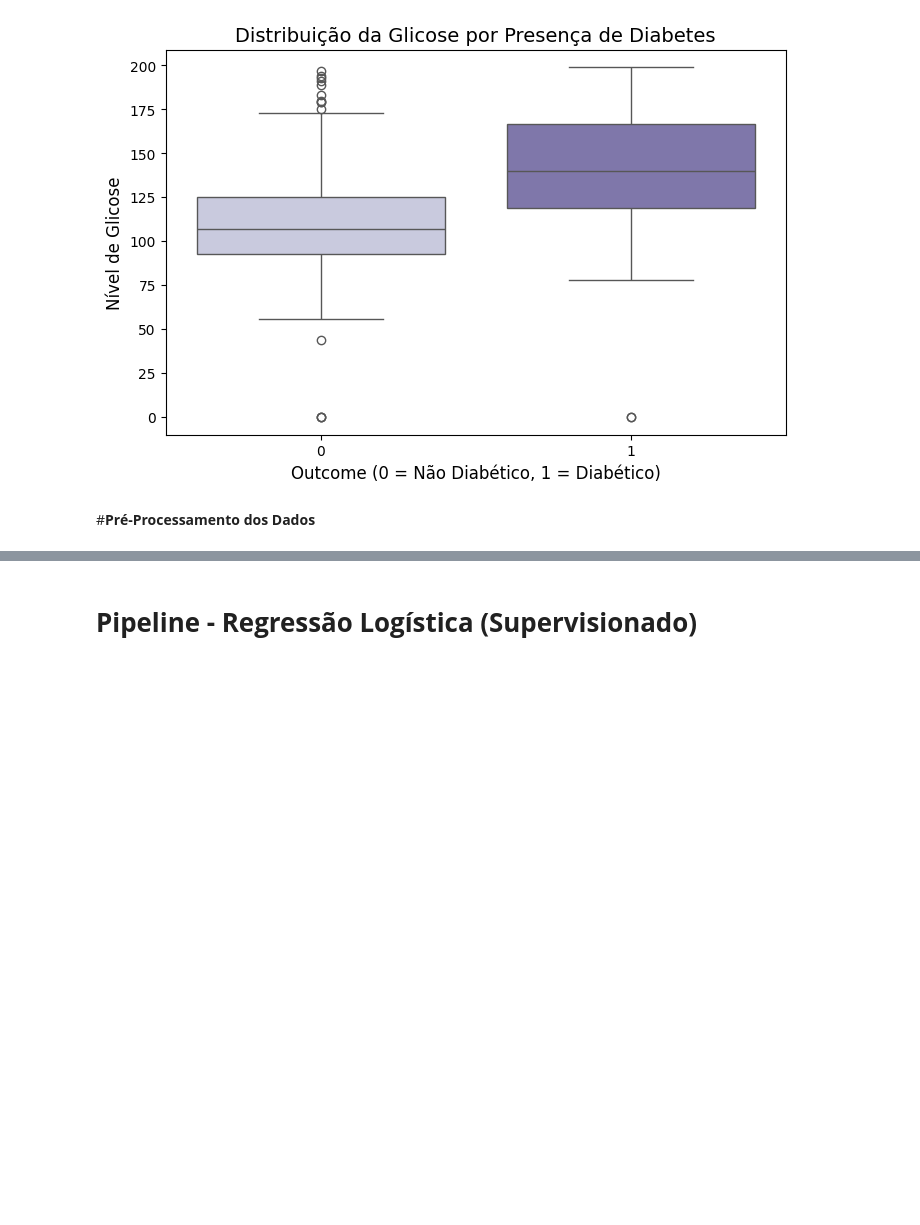
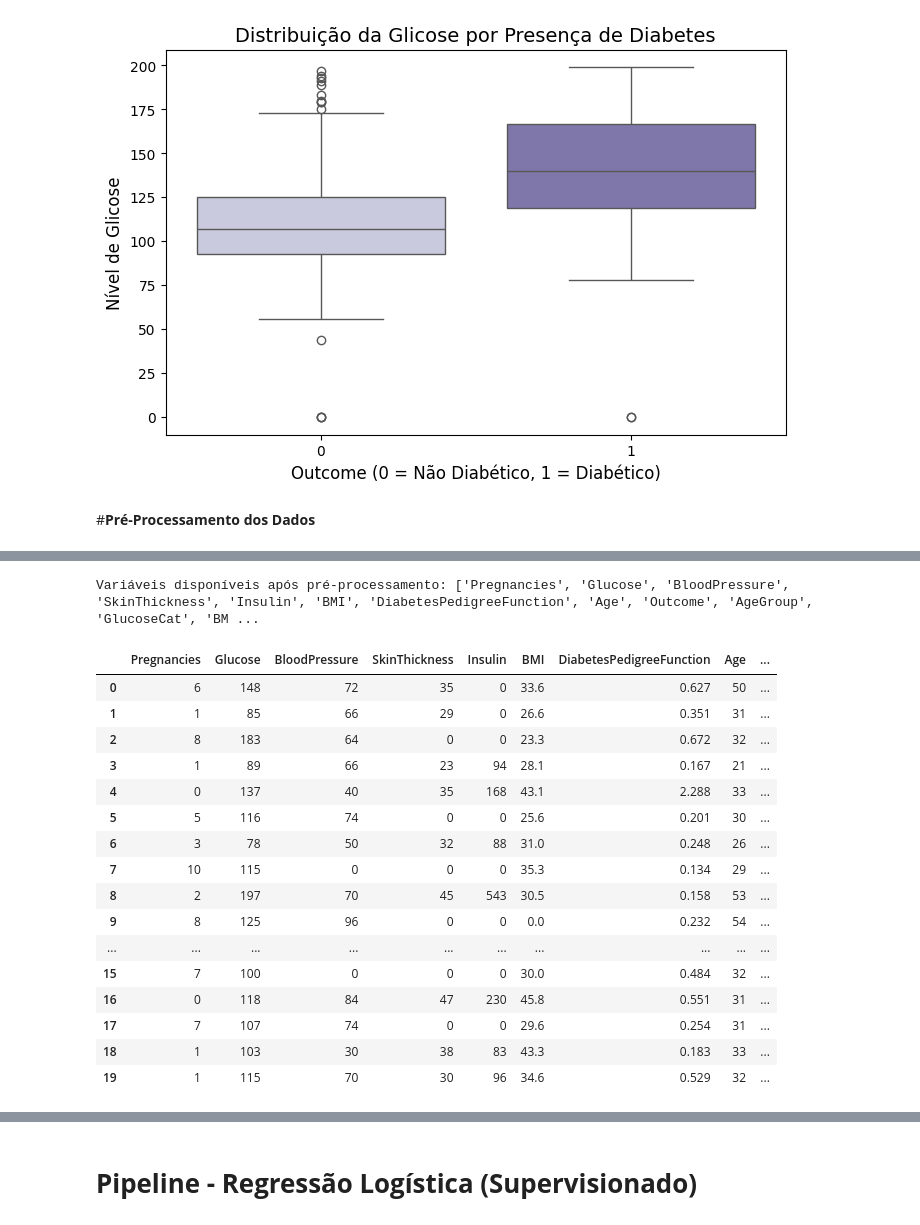
Before and after one commit to camilamenezzzes/Analise-Dataset-Pima, a Jupyter notebook: Análise_do_Dataset_Pima.ipynb, the cells around one changed output, grey strips where cells are left out. Saved outputs shown, nothing was run; the diff lists cells and outputs as text; code cells hidden in the pictures; blank space fills up the shorter version.

Commit message:
Finalizado prè_processamento de dados

```diff
--- a/Análise_do_Dataset_Pima.ipynb
+++ b/Análise_do_Dataset_Pima.ipynb
@@ -280,0 +271,78 @@ Colunas Categóricas: ['school', 'sex', 'address', 'famsize', 'Pstatus', 'Mjob',
+# %%
+# =========================================================
+# Pré-processamento dos Dados
+# =========================================================
+# Esta seção prepara o dataset Pima Indians Diabetes para análises posteriores,
+# criando novas variáveis categóricas e removendo colunas irrelevantes,
+# além de organizar os dados para visualizações e futura modelagem.
+
+# 1. Criar faixas etárias (AgeGroup):
+#    Agrupa os valores da coluna 'Age' em categorias.
+#    Isso facilita análises comparativas entre faixas etárias.
+df['AgeGroup'] = pd.cut(
+    df['Age'],
+    bins=[20, 30, 40, 50, 60, 90],
+    labels=["20-29", "30-39", "40-49", "50-59", "60+"],
+    right=False
+)
+
+# 2. Criar categorias de glicose (GlucoseCat):
+#    Transforma a variável contínua 'Glucose' em faixas clínicas:
+#    - Normal: menos de 100 mg/dL
+#    - Pré-diabetes: 100–139 mg/dL
+#    - Alta: 140+ (indicador importante para diabetes)
+df['GlucoseCat'] = pd.cut(
+    df['Glucose'],
+    bins=[0, 99, 125, 300],  # limites clínicos
+    labels=["Normal", "Pré-diabetes", "Diabetes"]
+)
+
+# 3. Criar categorias de IMC (BMICat):
+#    Classifica o IMC segundo categorias amplamente utilizadas em saúde:
+#    - Abaixo do peso, Normal, Sobrepeso e Obesidade.
+#    Isso facilita visualizações comparativas e análises de risco.
+df['BMICat'] = pd.cut(
+    df['BMI'],
+    bins=[0, 18.5, 25, 30, 70],
+    labels=["Abaixo do normal", "Normal", "Sobrepeso", "Obesidade"]
+)
+
+# 4. Criar categorias para histórico familiar (PedigreeCat):
+#    A variável 'DiabetesPedigree' mede risco familiar.
+#    Aqui ela é dividida em níveis qualitativos para facilitar análises.
+df['PedigreeCat'] = pd.cut(
+    df['DiabetesPedigreeFunction'],
+    bins=[0, 0.5, 1.0, 2.5],
+    labels=["Baixo", "Moderado", "Alto"]
+)
+
+# 5. Remover colunas que não serão utilizadas:
+#    No dataset Pima, todas as colunas são úteis, e não há duplicadas,
+#    então normalmente nenhum campo é removido.
+#    Mesmo assim, deixamos essa etapa estruturada pcom exemplo:
+# df.drop(columns=['SkinThickness'], inplace=True)
+
+# 6. Exibir as colunas restantes:
+#    Confirma as variáveis disponíveis após a criação das categorias.
+print("Variáveis disponíveis após pré-processamento:", df.columns.tolist())
+
+df.head(20)
+# %% [output]
+Variáveis disponíveis após pré-processamento: ['Pregnancies', 'Glucose', 'BloodPressure', 'SkinThickness', 'Insulin', 'BMI', 'DiabetesPedigreeFunction', 'Age', 'Outcome', 'AgeGroup', 'GlucoseCat', 'BM ...
+|  | Pregnancies | Glucose | BloodPressure | SkinThickness | Insulin | BMI | DiabetesPedigreeFunction | Age | ... |
+| 0 | 6 | 148 | 72 | 35 | 0 | 33.6 | 0.627 | 50 | ... |
+| 1 | 1 | 85 | 66 | 29 | 0 | 26.6 | 0.351 | 31 | ... |
+| 2 | 8 | 183 | 64 | 0 | 0 | 23.3 | 0.672 | 32 | ... |
+| 3 | 1 | 89 | 66 | 23 | 94 | 28.1 | 0.167 | 21 | ... |
+| 4 | 0 | 137 | 40 | 35 | 168 | 43.1 | 2.288 | 33 | ... |
+| 5 | 5 | 116 | 74 | 0 | 0 | 25.6 | 0.201 | 30 | ... |
+| 6 | 3 | 78 | 50 | 32 | 88 | 31.0 | 0.248 | 26 | ... |
+| 7 | 10 | 115 | 0 | 0 | 0 | 35.3 | 0.134 | 29 | ... |
+| 8 | 2 | 197 | 70 | 45 | 543 | 30.5 | 0.158 | 53 | ... |
+| 9 | 8 | 125 | 96 | 0 | 0 | 0.0 | 0.232 | 54 | ... |
+| ... | ... | ... | ... | ... | ... | ... | ... | ... | ... |
+| 15 | 7 | 100 | 0 | 0 | 0 | 30.0 | 0.484 | 32 | ... |
+| 16 | 0 | 118 | 84 | 47 | 230 | 45.8 | 0.551 | 31 | ... |
+| 17 | 7 | 107 | 74 | 0 | 0 | 29.6 | 0.254 | 31 | ... |
+| 18 | 1 | 103 | 30 | 38 | 83 | 43.3 | 0.183 | 33 | ... |
+| 19 | 1 | 115 | 70 | 30 | 96 | 34.6 | 0.529 | 32 | ... |
```
Also changed, not shown: parts of 2 cells of this notebook.
